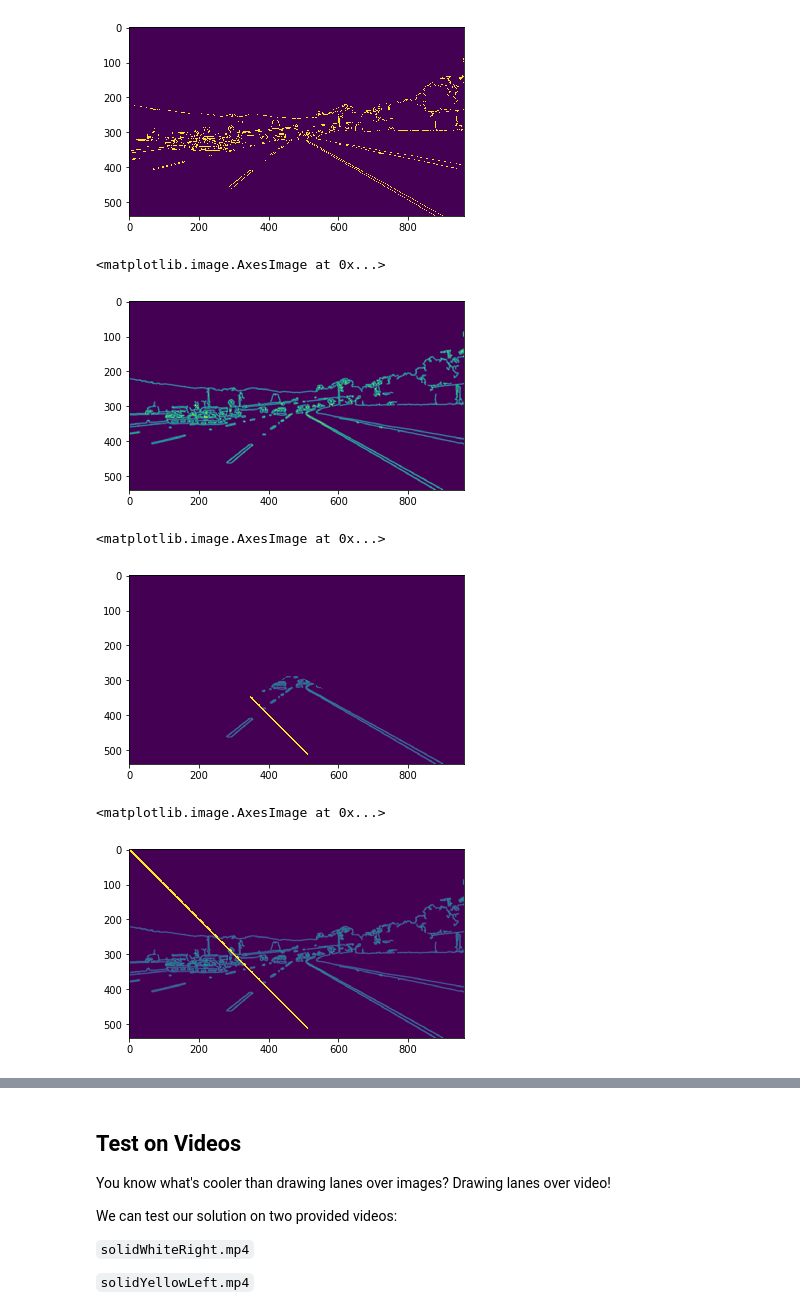
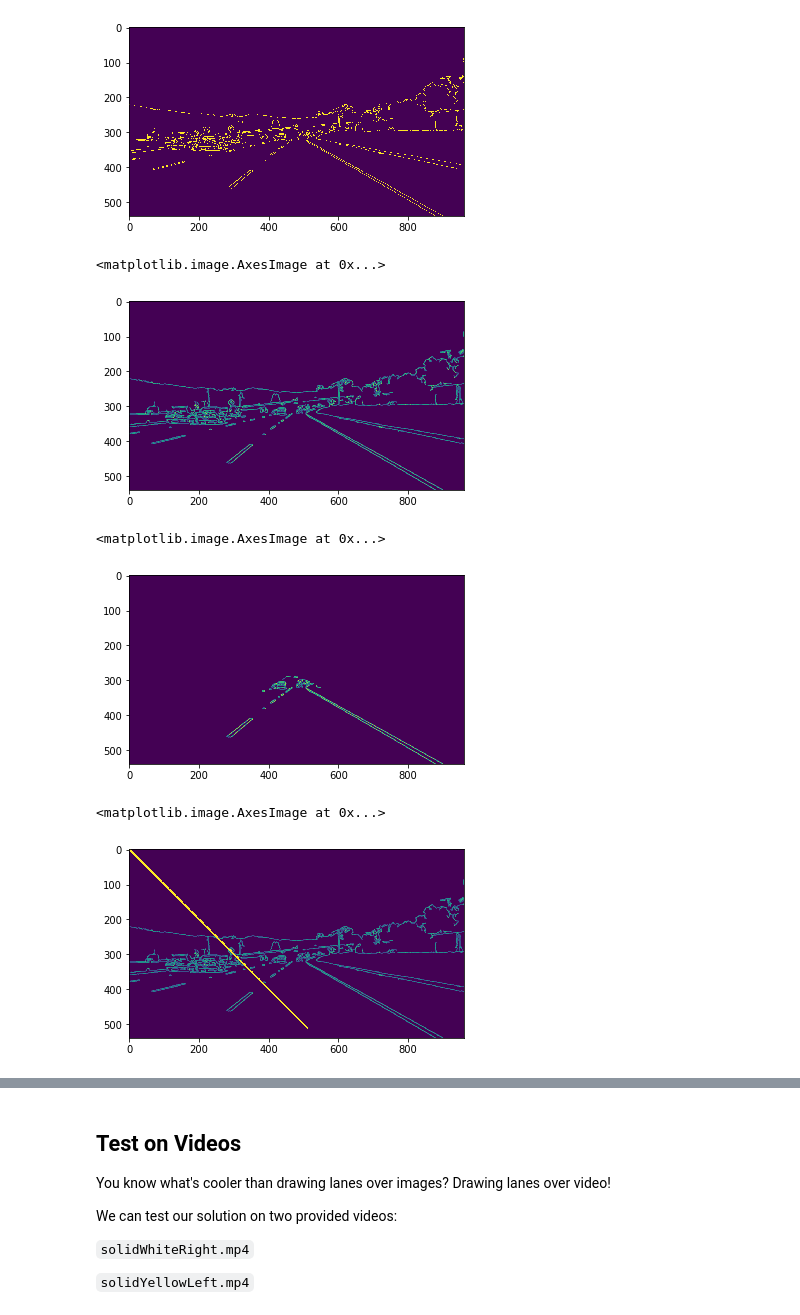
Before and after one commit to YouYueHuang/SelfDrivingCarProjects, a Jupyter notebook: CarND-LaneLines-P1-master/P1.ipynb, the cells around one changed output, grey strips where cells are left out. Cells and saved outputs as stored; diff of their text form; code cells hidden in the pictures.

```diff
--- a/CarND-LaneLines-P1-master/P1.ipynb
+++ b/CarND-LaneLines-P1-master/P1.ipynb
@@ -243,12 +249,12 @@ plt.imshow(canny_img)
 <matplotlib.image.AxesImage at 0x...>
 [figure]
 # %%
-kernel_size = 7
+kernel_size = 3
 blurred_img = gaussian_blur(canny_img, kernel_size)
 plt.imshow(blurred_img)
 # %% [output]
 <matplotlib.image.AxesImage at 0x...>
-[figure, old version]
+[figure, new version]
 # %%
 vertices = np.array([[(0,imshape[0]),(450, 290), (490, 290), (imshape[1],imshape[0])]], dtype=np.int32)
 # vertices = np.array([[(0,imshape[0]),(450, imshape[0]//2), (490, imshape[0]//2), (imshape[1],imshape[0])]], dtype=np.int32)
@@ -256,10 +262,9 @@ masked_img = region_of_interest(blurred_img, vertices)
 plt.imshow(masked_img)
 # %% [output]
 <matplotlib.image.AxesImage at 0x...>
-[figure, old version]
+[figure, new version]
 # %%
 draw_lines(blurred_img, np.array([[(0,0,511,511)]]),thickness =3)
-plt.imshow(blurred_img)
 # %% [output]
 <matplotlib.image.AxesImage at 0x...>
-[figure, old version]
+[figure, new version]
```
Also changed, not shown: parts of 33 cells of this notebook, 2 other files.
